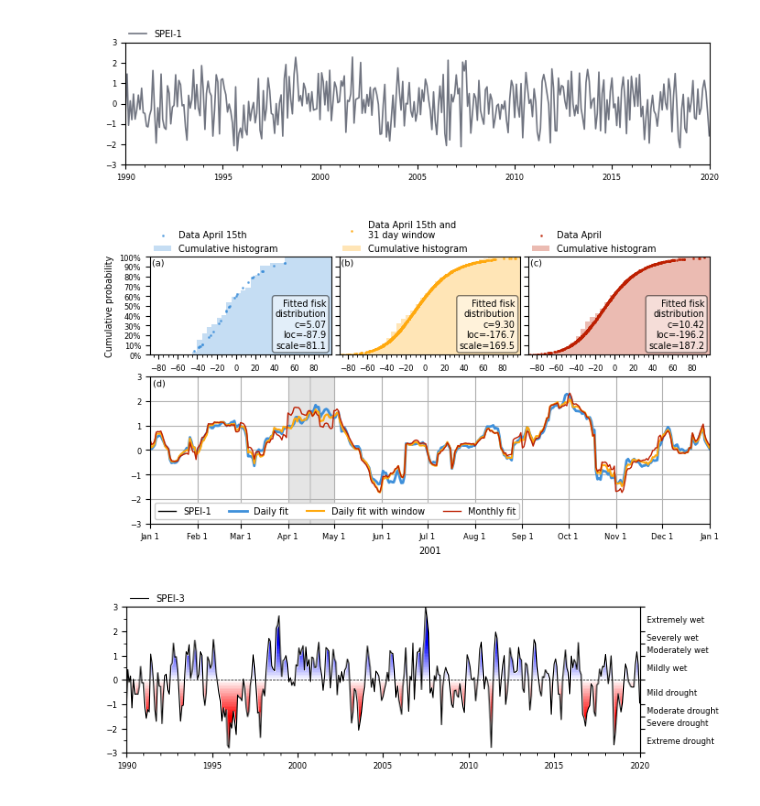
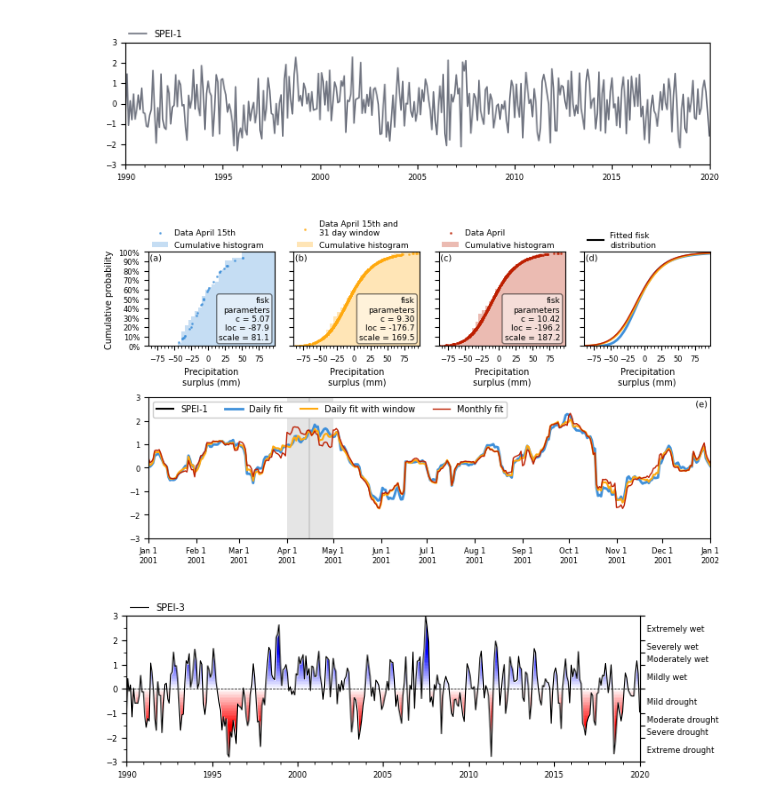
Before and after one commit to martinvonk/SPEI, a Jupyter notebook: paper/paper.ipynb, the cells around one changed output. Cells and saved outputs as stored; diff of their text form; code cells hidden in the pictures.

Commit message:
more difficult figure :)

```diff
--- a/paper/paper.ipynb
+++ b/paper/paper.ipynb
@@ -277,6 +277,9 @@ speid = spei_d.norm_ppf()
 speidw = spei_dw.norm_ppf()
 speim = spei_m.norm_ppf()
 # %%
+from pyparsing import line
+
+
 month = 4
 ts_d = pd.Timestamp(f"2000-{month}-15")
 ts_m = pd.Timestamp(f"2000-{month}-01")
@@ -291,8 +294,8 @@ cdf_dw = dist_dw.dist.cdf(data_dw.values, *dist_dw.pars, dist_dw.loc, dist_dw.sc
 cdf_m = dist_m.cdf().loc[data_m.index]
 
 fig, axd = plt.subplot_mosaic(
-    [["d", "dw", "m"], ["si", "si", "si"]],
-    layout="tight",
+    [["d", "dw", "m", "cdf"], ["si", "si", "si", "si"]],
+    layout="constrained",
     figsize=(7.0, 4.0),
     height_ratios=[1.0, 1.5],
 )
@@ -340,41 +343,64 @@ axd["m"].hist(data_m.values, color="C2", **hist_kwargs)
 
 axd["d"].set_xlim(xmin, xmax)
 axd["d"].xaxis.set_minor_locator(mpl.ticker.MultipleLocator(bin))
-axd["d"].xaxis.set_major_locator(mpl.ticker.MultipleLocator(bin * 4))
+axd["d"].xaxis.set_major_locator(mpl.ticker.MultipleLocator(bin * 5))
 axd["d"].set_ylim(0.0, 1.0)
 axd["d"].yaxis.set_major_locator(mpl.ticker.MultipleLocator(0.1))
 axd["d"].yaxis.set_major_formatter(mpl.ticker.PercentFormatter(1.0))
-for iax in [axd["dw"], axd["m"]]:
+for iax in [axd["dw"], axd["m"], axd["cdf"]]:
     iax.sharex(axd["d"])
     iax.sharey(axd["d"])
     for t in iax.get_yticklabels():
         t.set_visible(False)
-
+axd["d"].set_ylabel("Cumulative probability")
+axd["d"].set_xlabel("Precipitation\nsurplus (mm)")
+axd["dw"].set_xlabel("Precipitation\nsurplus (mm)")
+axd["m"].set_xlabel("Precipitation\nsurplus (mm)")
+axd["cdf"].set_xlabel("Precipitation\nsurplus (mm)")
+axd["cdf"].plot([], [], color="k", label=f"Fitted {dist_d.dist.name}\ndistribution")
+axd["cdf"].plot(
+    bins,
+    dist_d.dist.cdf(bins, *dist_d.pars, loc=dist_d.loc, scale=dist_d.scale),
+    color="C0",
+    linewidth=2.0,
+)
+axd["cdf"].plot(
+    bins,
+    dist_dw.dist.cdf(bins, *dist_dw.pars, loc=dist_dw.loc, scale=dist_dw.scale),
+    color="C1",
+    linewidth=1.5,
+)
+axd["cdf"].plot(
+    bins,
+    dist_m.dist.cdf(bins, *dist_m.pars, loc=dist_m.loc, scale=dist_m.scale),
+    color="C2",
+    linewidth=1.0,
+)
 
 def plot_box(ax: plt.Axes, dist: si.dist.Dist) -> None:
-    textstr = f"Fitted {dist.dist.name}\ndistribution\n"
-    textstr += f"c={dist.pars[0]:0.2f}\n"
-    textstr += f"loc={dist.loc:0.1f}\n"
-    textstr += f"scale={dist.scale:0.1f}"
+    textstr = f"{dist.dist.name}\nparameters\n"
+    textstr += f"c = {dist.pars[0]:0.2f}\n"
+    textstr += f"loc = {dist.loc:0.1f}\n"
+    textstr += f"scale = {dist.scale:0.1f}"
     ax.text(
-        xmax - bin,
+        xmax - bin*1.5,
         0.05,
         textstr,
-        fontsize=mpl.rcParams["legend.fontsize"],
+        fontsize=mpl.rcParams["legend.fontsize"]-0.5,
         horizontalalignment="right",
         verticalalignment="bottom",
         bbox=dict(boxstyle="round", facecolor="white", alpha=0.5),
     )
 
-
 plot_box(axd["d"], dist_d)
 plot_box(axd["dw"], dist_dw)
 plot_box(axd["m"], dist_m)
-axd["d"].set_ylabel("Cumulative probability")
-axd["d"].legend(loc=(0, 1), frameon=False)
-axd["dw"].legend(loc=(0, 1), frameon=False)
-axd["m"].legend(loc=(0, 1), frameon=False)
-axd["si"].plot([], [], linewidth=1.0, color="k", label="SPEI-1")
+axd["d"].legend(loc=(0, 1), frameon=False, fontsize=mpl.rcParams["legend.fontsize"]-0.5)
+axd["dw"].legend(loc=(0, 1), frameon=False, fontsize=mpl.rcParams["legend.fontsize"]-0.5)
+axd["m"].legend(loc=(0, 1), frameon=False, fontsize=mpl.rcParams["legend.fontsize"]-0.5)
+axd["cdf"].legend(loc=(0, 1), frameon=False, fontsize=mpl.rcParams["legend.fontsize"]-0.5)
+
+axd["si"].plot([], [], color="k", label="SPEI-1")
 axd["si"].plot(
     speid.index,
     speid.values,
@@ -398,40 +424,40 @@ axd["si"].plot(
 )
 
 year = 2001
 axd["si"].fill_betweenx(
     [-3.0, 3.0],
     ts_m + pd.Timedelta(days=365),
     ts_m + pd.Timedelta(days=365 + 30),
     color="k",
     alpha=0.1,
     linewidth=0,
 )
 axd["si"].fill_betweenx(
     [-3.0, 3.0],
     ts_d + pd.Timedelta(days=365),
     ts_d + pd.Timedelta(days=365 + 1),
     color="k",
     alpha=0.1,
     linewidth=0,
 )
 axd["si"].set_xlim(pd.Timestamp(f"{year}"), pd.Timestamp(f"{year + 1}"))
 axd["si"].xaxis.set_major_locator(mpl.dates.MonthLocator())
-axd["si"].xaxis.set_major_formatter(mpl.dates.DateFormatter("%b%_d"))
-axd["si"].set_xlabel(year)
-axd["si"].grid(True)
-axd["si"].legend(ncol=4, loc="lower left")
+axd["si"].xaxis.set_major_formatter(mpl.dates.DateFormatter("%b%_d\n%Y"))
+# axd["si"].set_xlabel(year)
+axd["si"].grid(False)
+axd["si"].legend(ncol=4, loc="upper left")
 axd["si"].set_ylim(-3.0, 3.0)
 axd["si"].yaxis.set_major_locator(mpl.ticker.MultipleLocator())
 
 axes_indicator(axd["d"], "a", 0.01, 0.98, ha="left", va="top")
 axes_indicator(axd["dw"], "b", 0.01, 0.98, ha="left", va="top")
 axes_indicator(axd["m"], "c", 0.01, 0.98, ha="left", va="top")
-axes_indicator(axd["si"], "d", 0.005, 0.98, ha="left", va="top")
+axes_indicator(axd["cdf"], "d", 0.01, 0.98, ha="left", va="top")
+axes_indicator(axd["si"], "e", 0.995, 0.98, ha="right", va="top")
 
-fig.tight_layout(h_pad=0.1, w_pad=0.3)
 fig.savefig("figures/surplus_fit_cdf_window.png", dpi=300, bbox_inches="tight")
 # %% [output]
-[figure, old version]
+[figure, new version]
 # %%
 spei3 = si.spei(series=surplus, dist=sps.gamma, timescale=3)
 
```
Also changed, not shown: 2 other files.
